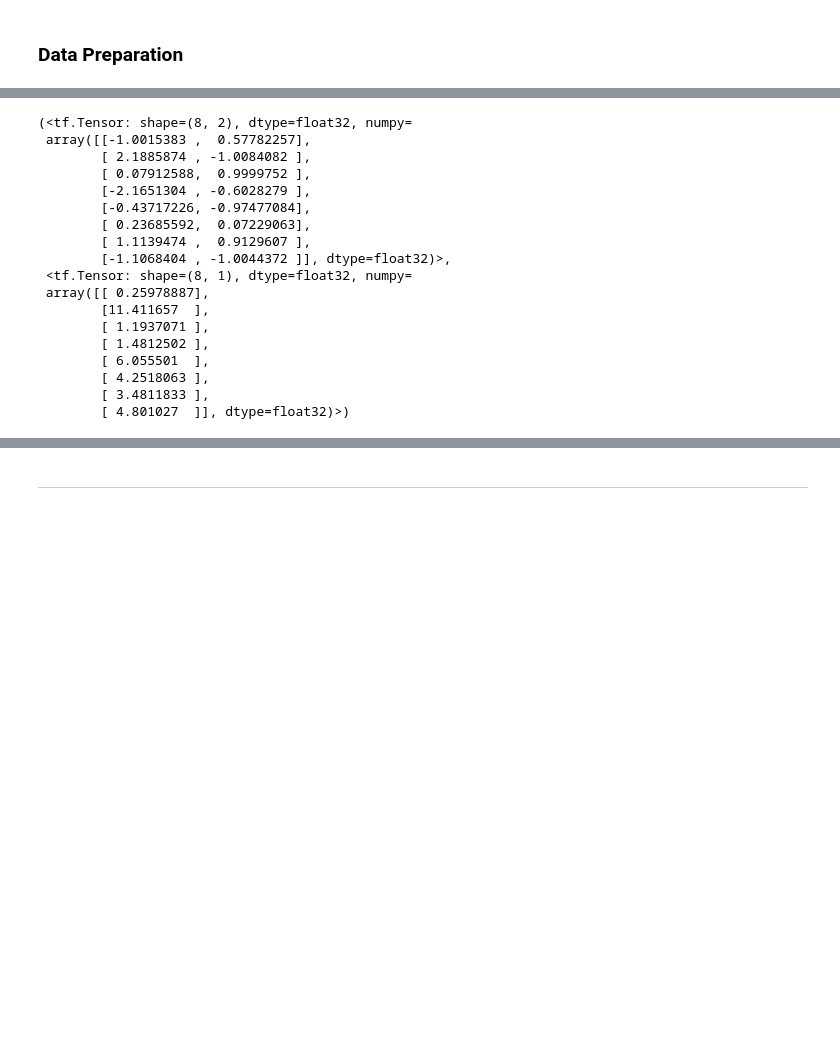
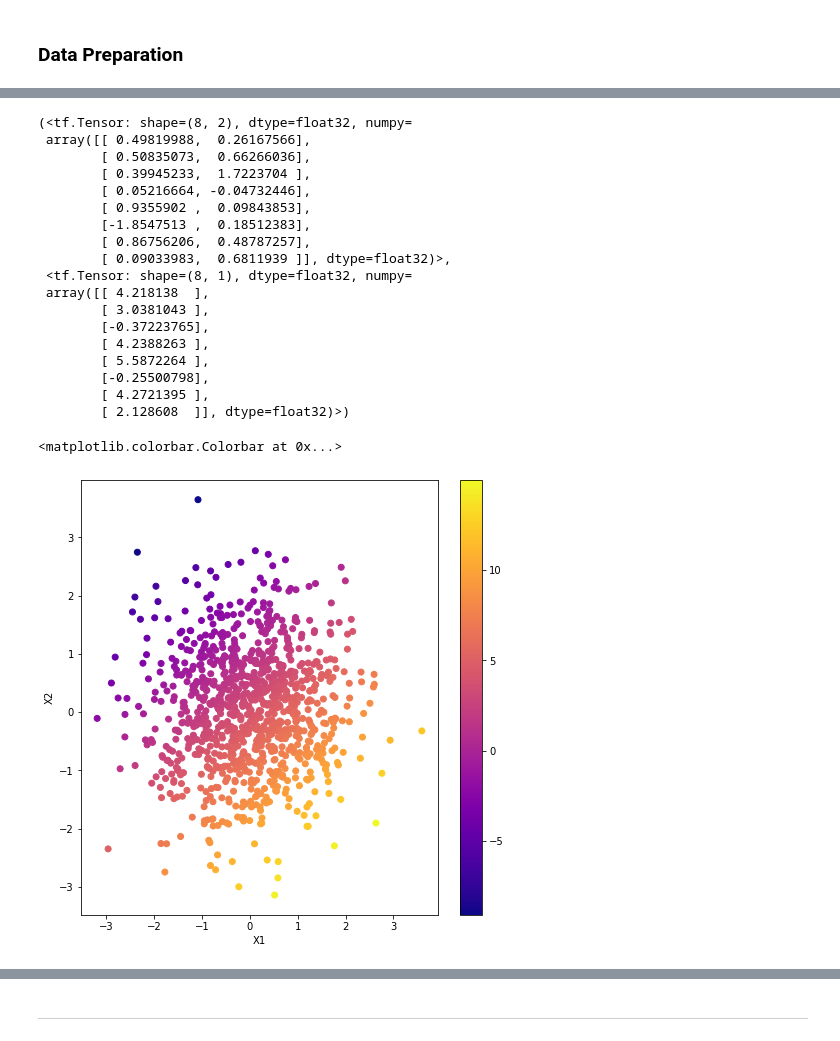
Before and after one commit to Hanshan1988/sequence-model-tutorial, a Jupyter notebook: 02_linear_and_softmax_regression.ipynb, the cells around one changed output, grey strips where cells are left out. Drawn from its saved outputs; the diff is of its cells as text; code cells hidden in the pictures; blank space fills up the shorter version.

```diff
--- a/02_linear_and_softmax_regression.ipynb
+++ b/02_linear_and_softmax_regression.ipynb
@@ -33,10 +33,20 @@ print(torch.__version__)
 LEARNING_RATE = 0.03
 NUM_EPOCHS = 5
 BATCH_SIZE = 8
-INIT_STDDEV = 0.01 # random initialisation from normal distribution
+INIT_STDDEV = 0.01 # model weights - random initialisation from normal distribution
+NUM_EXAMPLES = 1000
+CMAP = "plasma" # colour map
 # %% [markdown]
 ### Data Preparation
+# %%
+def generate_synthetic_linear_data(w, b, num_examples):
+    X = tf.zeros((num_examples, w.shape[0]))
+    X += tf.random.normal(shape=X.shape)
+    y = tf.matmul(X, tf.reshape(w, (-1, 1))) + b
+    y += tf.random.normal(shape=y.shape, stddev=0.01)
+    y = tf.reshape(y, (-1, 1))
+    return X, y
 # %%
 true_w = tf.constant([2.0, -3.0])
 true_b = 4.0
-features, labels = d2l_tf.synthetic_data(true_w, true_b, 1000)
+features, labels = generate_synthetic_linear_data(true_w, true_b, NUM_EXAMPLES)
@@ -44,23 +58,32 @@ features, labels = d2l_tf.synthetic_data(true_w, true_b, 1000)
 features[:BATCH_SIZE], labels[:BATCH_SIZE]
 # %% [output]
 (<tf.Tensor: shape=(8, 2), dtype=float32, numpy=
- array([[-1.0015383 ,  0.57782257],
-        [ 2.1885874 , -1.0084082 ],
-        [ 0.07912588,  0.9999752 ],
-        [-2.1651304 , -0.6028279 ],
-        [-0.43717226, -0.97477084],
-        [ 0.23685592,  0.07229063],
-        [ 1.1139474 ,  0.9129607 ],
-        [-1.1068404 , -1.0044372 ]], dtype=float32)>,
+ array([[ 0.49819988,  0.26167566],
+        [ 0.50835073,  0.66266036],
+        [ 0.39945233,  1.7223704 ],
+        [ 0.05216664, -0.04732446],
+        [ 0.9355902 ,  0.09843853],
+        [-1.8547513 ,  0.18512383],
+        [ 0.86756206,  0.48787257],
+        [ 0.09033983,  0.6811939 ]], dtype=float32)>,
  <tf.Tensor: shape=(8, 1), dtype=float32, numpy=
- array([[ 0.25978887],
-        [11.411657  ],
-        [ 1.1937071 ],
-        [ 1.4812502 ],
-        [ 6.055501  ],
-        [ 4.2518063 ],
-        [ 3.4811833 ],
-        [ 4.801027  ]], dtype=float32)>)
+ array([[ 4.218138  ],
+        [ 3.0381043 ],
+        [-0.37223765],
+        [ 4.2388263 ],
+        [ 5.5872264 ],
+        [-0.25500798],
+        [ 4.2721395 ],
+        [ 2.128608  ]], dtype=float32)>)
+# %%
+X = np.array(features); y = np.array(labels)
 # %%
-# Visualise
+fig, ax = plt.subplots()
+points = ax.scatter(X[:,0], X[:, 1], c=y, cmap=CMAP)
+plt.xlabel("X1")
+plt.ylabel("X2")
+fig.colorbar(points)
+# %% [output]
+<matplotlib.colorbar.Colorbar at 0x...>
+[figure, added]
 # %%
```
Also changed, not shown: parts of 42 cells of this notebook, 3 other files.
